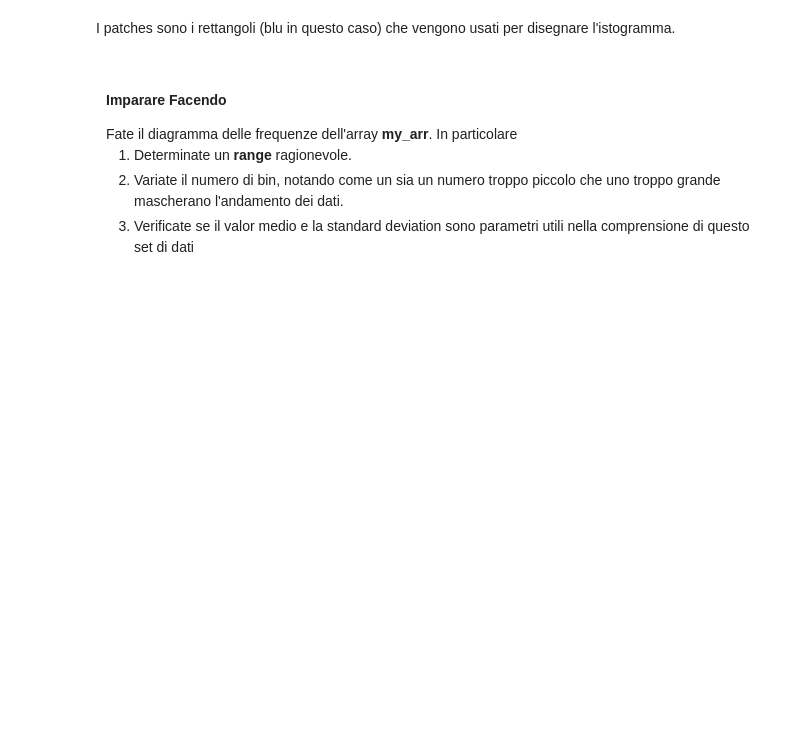
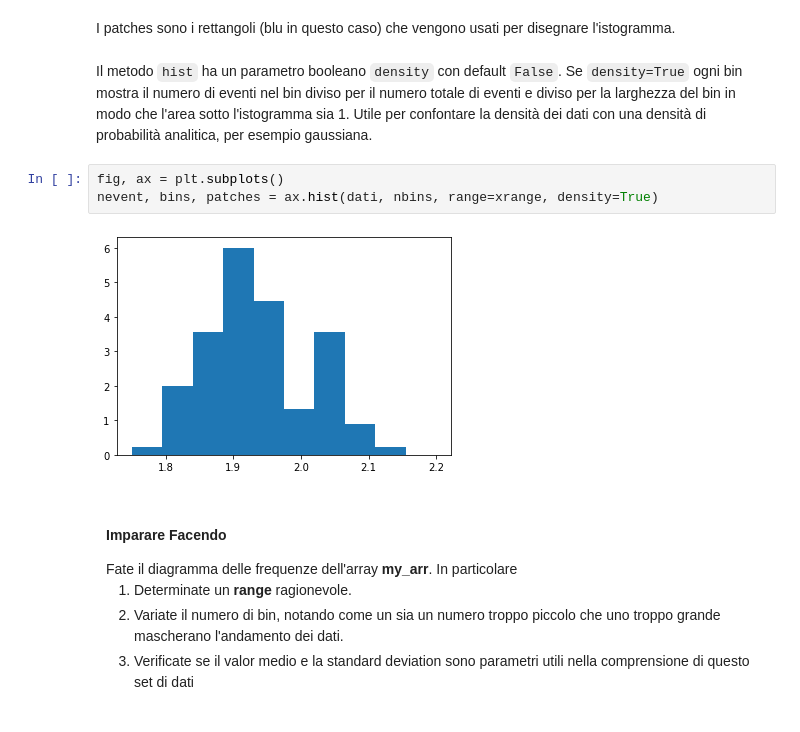
Before and after one commit to mainaezio/TIF_2023_Introduction_to_Python, a Jupyter notebook: ipynb/09_numpy_statistics.ipynb, the cells around one changed output. Drawn from its saved outputs; the diff is of its cells as text; blank space fills up the shorter version.

```diff
--- a/ipynb/09_numpy_statistics.ipynb
+++ b/ipynb/09_numpy_statistics.ipynb
@@ -157,6 +157,14 @@ nevent       # Numero di eventi in ciacun bin
 bins         # Estremi dei bin
 # %% [markdown]
 I patches sono i rettangoli (blu in questo caso) che vengono usati per disegnare l'istogramma.
+# %% [markdown]
+Il metodo `hist` ha un parametro booleano `density` con default `False`. Se `density=True` ogni bin mostra il numero di eventi nel bin diviso per il numero totale di eventi e diviso per la larghezza del bin in modo che l'area sotto l'istogramma sia 1. Utile per confontare la densit&agrave; dei dati con una densit&agrave; di
+probabilit&agrave; analitica, per esempio gaussiana.
+# %%
+fig, ax = plt.subplots()
+nevent, bins, patches = ax.hist(dati, nbins, range=xrange, density=True)
+# %% [output]
+[figure, added]
 # %% [markdown]
 <div style = "width:95%; padding:5px 10px 5px; border-style:solid; border-width:0px 0px 0px 10px; border-color:#b8d0d0; margin:20px 0px 10px 10px">
     <h4> Imparare Facendo</h4>
```
Also changed, not shown: parts of 2 cells of this notebook.
